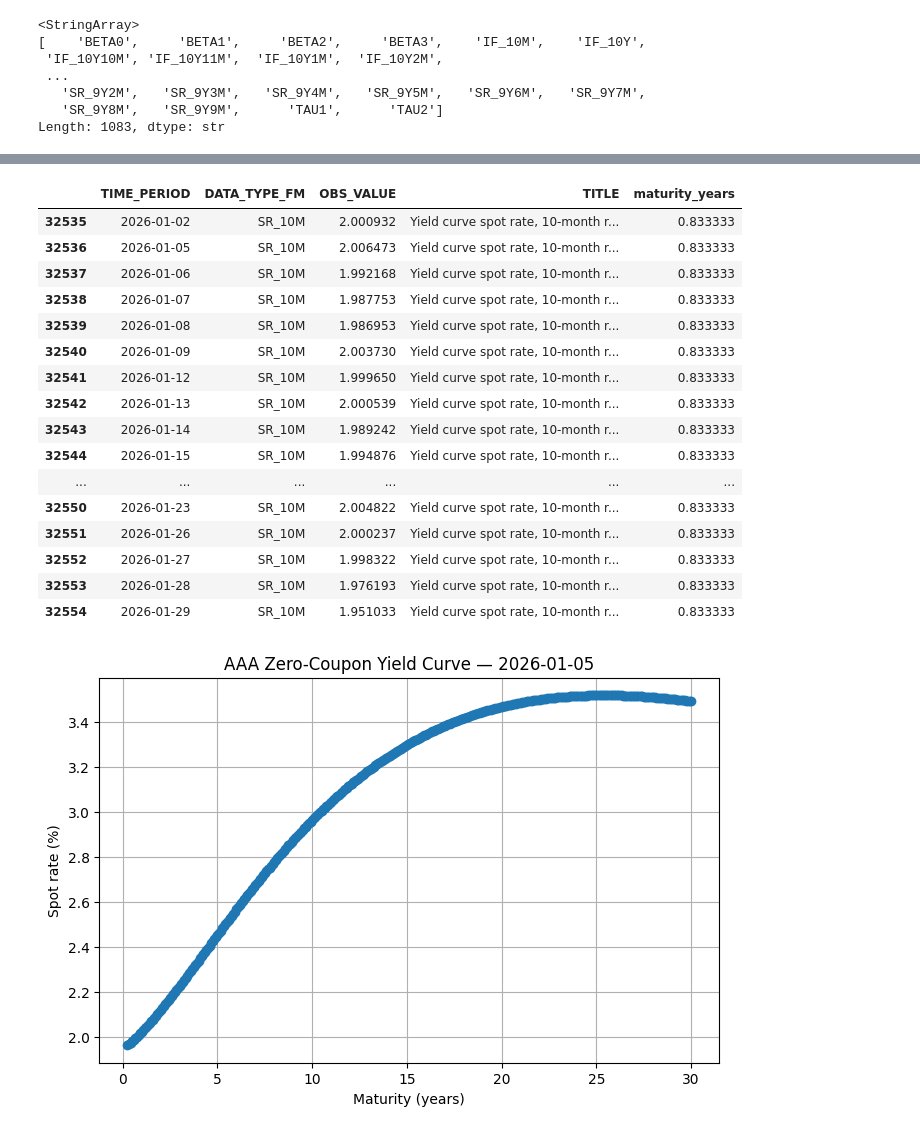
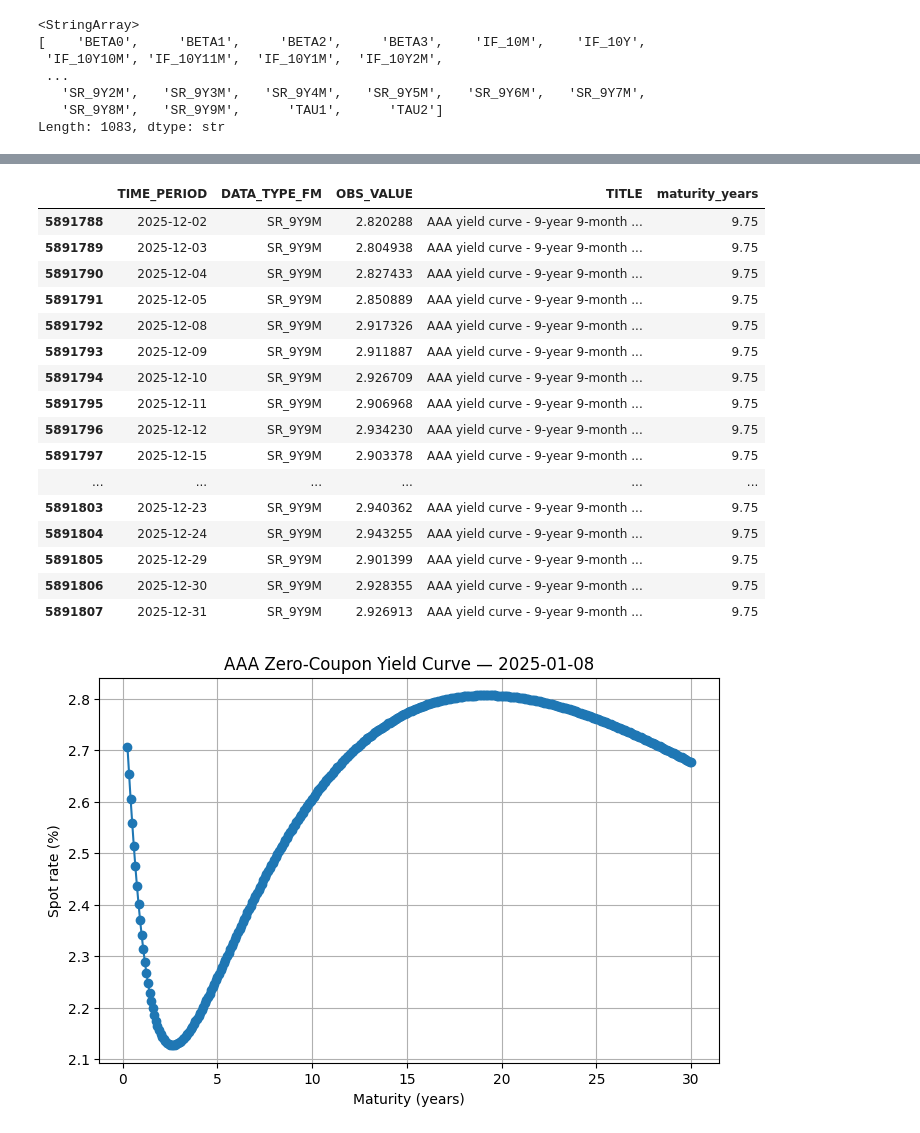
Before and after one commit to manueljcerezo00/Vasicek_Default_Intensity_Calibration, a Jupyter notebook: notebooks/01_data_inspection.ipynb, the cells around one changed output, grey strips where cells are left out. Cells and saved outputs as stored; diff of their text form; code cells hidden in the pictures.

```diff
--- a/notebooks/01_data_inspection.ipynb
+++ b/notebooks/01_data_inspection.ipynb
@@ -55,48 +58,48 @@ all_bonds_spot["TIME_PERIOD"].unique()[:10]
 Length: 10, dtype: str
 # %%
 #visutalize the entire df as spreadsheet
-aaa_spot.head(20)
+aaa_spot.tail(20)
 # %% [output]
 |  | TIME_PERIOD | DATA_TYPE_FM | OBS_VALUE | TITLE | maturity_years |
-| 32535 | 2026-01-02 | SR_10M | 2.000932 | Yield curve spot rate, 10-month r... | 0.833333 |
-| 32536 | 2026-01-05 | SR_10M | 2.006473 | Yield curve spot rate, 10-month r... | 0.833333 |
-| 32537 | 2026-01-06 | SR_10M | 1.992168 | Yield curve spot rate, 10-month r... | 0.833333 |
-| 32538 | 2026-01-07 | SR_10M | 1.987753 | Yield curve spot rate, 10-month r... | 0.833333 |
-| 32539 | 2026-01-08 | SR_10M | 1.986953 | Yield curve spot rate, 10-month r... | 0.833333 |
-| 32540 | 2026-01-09 | SR_10M | 2.003730 | Yield curve spot rate, 10-month r... | 0.833333 |
-| 32541 | 2026-01-12 | SR_10M | 1.999650 | Yield curve spot rate, 10-month r... | 0.833333 |
-| 32542 | 2026-01-13 | SR_10M | 2.000539 | Yield curve spot rate, 10-month r... | 0.833333 |
-| 32543 | 2026-01-14 | SR_10M | 1.989242 | Yield curve spot rate, 10-month r... | 0.833333 |
-| 32544 | 2026-01-15 | SR_10M | 1.994876 | Yield curve spot rate, 10-month r... | 0.833333 |
+| 5891788 | 2025-12-02 | SR_9Y9M | 2.820288 | AAA yield curve - 9-year 9-month ... | 9.75 |
+| 5891789 | 2025-12-03 | SR_9Y9M | 2.804938 | AAA yield curve - 9-year 9-month ... | 9.75 |
+| 5891790 | 2025-12-04 | SR_9Y9M | 2.827433 | AAA yield curve - 9-year 9-month ... | 9.75 |
+| 5891791 | 2025-12-05 | SR_9Y9M | 2.850889 | AAA yield curve - 9-year 9-month ... | 9.75 |
+| 5891792 | 2025-12-08 | SR_9Y9M | 2.917326 | AAA yield curve - 9-year 9-month ... | 9.75 |
+| 5891793 | 2025-12-09 | SR_9Y9M | 2.911887 | AAA yield curve - 9-year 9-month ... | 9.75 |
+| 5891794 | 2025-12-10 | SR_9Y9M | 2.926709 | AAA yield curve - 9-year 9-month ... | 9.75 |
+| 5891795 | 2025-12-11 | SR_9Y9M | 2.906968 | AAA yield curve - 9-year 9-month ... | 9.75 |
+| 5891796 | 2025-12-12 | SR_9Y9M | 2.934230 | AAA yield curve - 9-year 9-month ... | 9.75 |
+| 5891797 | 2025-12-15 | SR_9Y9M | 2.903378 | AAA yield curve - 9-year 9-month ... | 9.75 |
 | ... | ... | ... | ... | ... | ... |
-| 32550 | 2026-01-23 | SR_10M | 2.004822 | Yield curve spot rate, 10-month r... | 0.833333 |
-| 32551 | 2026-01-26 | SR_10M | 2.000237 | Yield curve spot rate, 10-month r... | 0.833333 |
-| 32552 | 2026-01-27 | SR_10M | 1.998322 | Yield curve spot rate, 10-month r... | 0.833333 |
-| 32553 | 2026-01-28 | SR_10M | 1.976193 | Yield curve spot rate, 10-month r... | 0.833333 |
-| 32554 | 2026-01-29 | SR_10M | 1.951033 | Yield curve spot rate, 10-month r... | 0.833333 |
+| 5891803 | 2025-12-23 | SR_9Y9M | 2.940362 | AAA yield curve - 9-year 9-month ... | 9.75 |
+| 5891804 | 2025-12-24 | SR_9Y9M | 2.943255 | AAA yield curve - 9-year 9-month ... | 9.75 |
+| 5891805 | 2025-12-29 | SR_9Y9M | 2.901399 | AAA yield curve - 9-year 9-month ... | 9.75 |
+| 5891806 | 2025-12-30 | SR_9Y9M | 2.928355 | AAA yield curve - 9-year 9-month ... | 9.75 |
+| 5891807 | 2025-12-31 | SR_9Y9M | 2.926913 | AAA yield curve - 9-year 9-month ... | 9.75 |
 # %%
 import matplotlib.pyplot as plt
 import pandas as pd
 
 # ensure date is datetime
 aaa_spot["TIME_PERIOD"] = pd.to_datetime(aaa_spot["TIME_PERIOD"])
 
 # choose a date (must exist in dataset)
-date = pd.Timestamp("2026-01-05")
+date = pd.Timestamp("2025-01-08")
 
 # slice curve
 curve = aaa_spot[aaa_spot["TIME_PERIOD"] == date]
 
 # sort by maturity
 curve = curve.sort_values("maturity_years")
 
 # plot
 plt.figure(figsize=(8,5))
 plt.plot(curve["maturity_years"], curve["OBS_VALUE"], marker="o")
 plt.xlabel("Maturity (years)")
 plt.ylabel("Spot rate (%)")
 plt.title(f"AAA Zero-Coupon Yield Curve — {date.date()}")
 plt.grid(True)
 plt.show()
 # %% [output]
-[figure, old version]
+[figure, new version]
```
Also changed, not shown: parts of 7 cells of this notebook, 6 other files.
